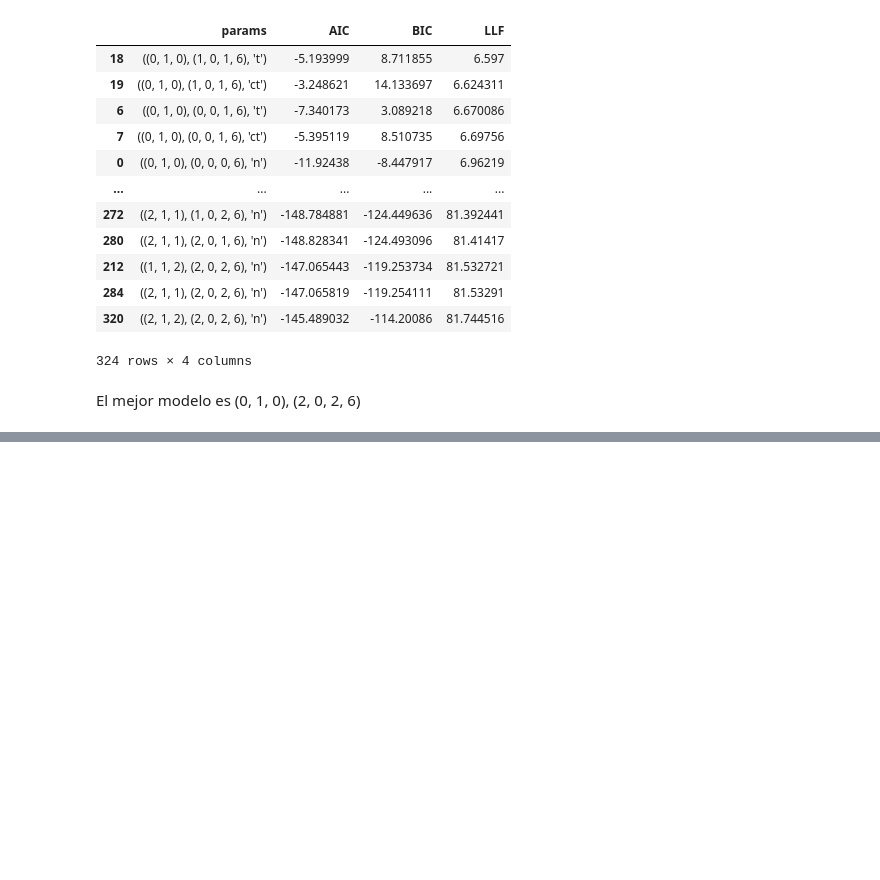
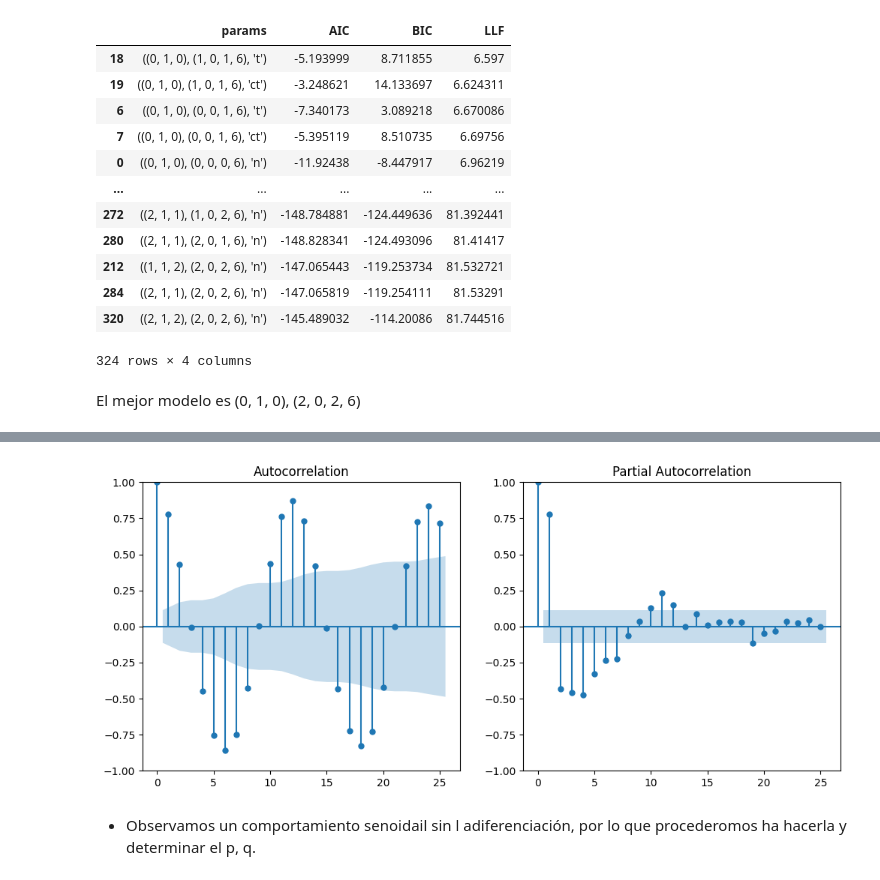
Before and after one commit to ChristaBarrios/Tarea_3_CIBarrios_JAContreras, a Jupyter notebook: Plantilla_Tareas.ipynb, the cells around one changed output, grey strips where cells are left out. Cells and saved outputs as stored; diff of their text form; code cells hidden in the pictures; blank space fills up the shorter version.

```diff
--- a/Plantilla_Tareas.ipynb
+++ b/Plantilla_Tareas.ipynb
@@ -425,0 +551,6 @@ Código de solución estudiante 2
+# %%
+SeriesA.plot_acf_pacf()
+# %% [output]
+[figure, added]
+# %% [markdown]
+- Observamos un comportamiento senoidail sin l adiferenciación, por lo que procederomos ha hacerla y determinar el p, q.
```
Also changed, not shown: parts of 54 cells of this notebook, 1 other file.
